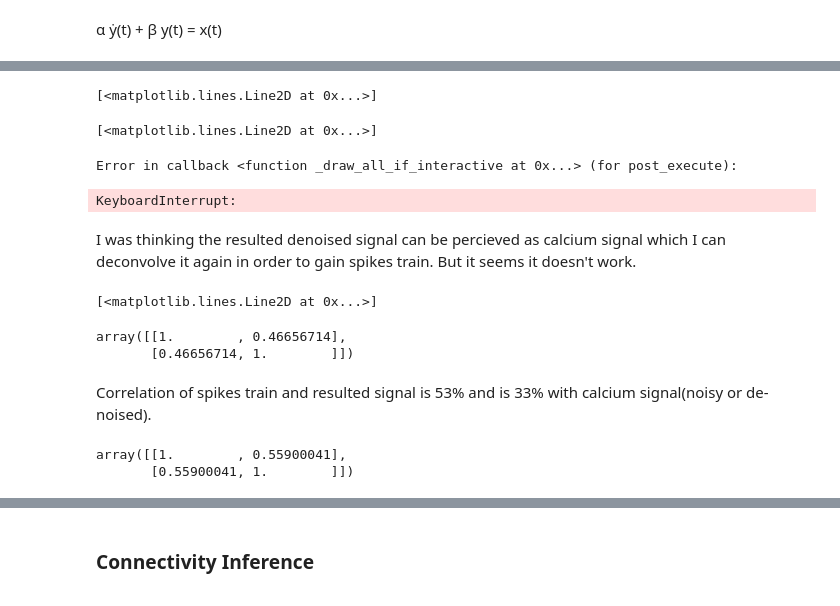
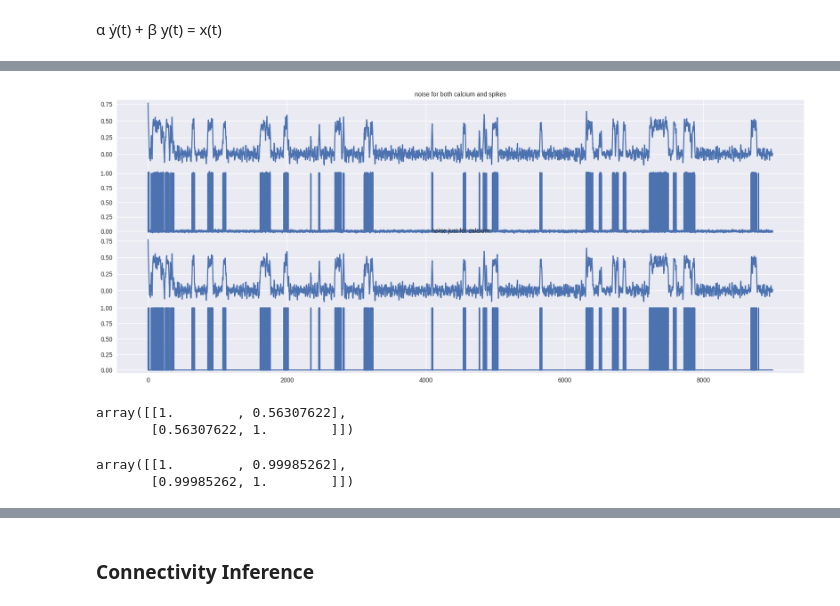
Before and after one commit to mjoudy/Calcium---AR, a Jupyter notebook: pre-processing-for-stefan.ipynb, the cells around one changed output, grey strips where cells are left out. Saved outputs shown, nothing was run; the diff lists cells and outputs as text; code cells hidden in the pictures.

```diff
--- a/pre-processing-for-stefan.ipynb
+++ b/pre-processing-for-stefan.ipynb
@@ -89,22 +75,12 @@ plt.plot(cn_nsp)
 # %% [markdown]
 Denoising by savitzky filter for signal and its first derivation and putting them into the exact solution of first order eq. works well. the only difference is the sign.
 # %%
-smooth_cal = sig.savgol_filter(cn, window_length=31, deriv=0, delta=1., polyorder=5)
-smooth_deriv = sig.savgol_filter(cn, window_length=31, deriv=1, delta=1., polyorder=5)
+smooth_cal = sig.savgol_filter(calcium_noisy[n, :], window_length=31, deriv=0, delta=1., polyorder=3)
+smooth_deriv = sig.savgol_filter(calcium_noisy[n, :], window_length=31, deriv=1, delta=1., polyorder=3)
 
-#x = np. zeros(sim_dur)
-#x[0] = 0.0
-
-
-
-x = smooth_deriv + (1/tau)*smooth_cal
+x_nc = smooth_deriv + (1/tau)*smooth_cal
 # %%
-smooth_cal = sig.savgol_filter(cn_nsp, window_length=5, deriv=0, delta=1., polyorder=3)
-smooth_deriv = sig.savgol_filter(cn_nsp, window_length=5, deriv=1, delta=1., polyorder=3)
+smooth_cal = sig.savgol_filter(calcium_nsp_noisy[n, :], window_length=31, deriv=0, delta=1., polyorder=3)
+smooth_deriv = sig.savgol_filter(calcium_nsp_noisy[n, :], window_length=31, deriv=1, delta=1., polyorder=3)
 
-#x = np. zeros(sim_dur)
-#x[0] = 0.0
-
-
-
-x = smooth_deriv + (1/tau)*smooth_cal
+x_ncsp = smooth_deriv + (1/tau)*smooth_cal
@@ -132,20 +88,0 @@ plt.plot(cn)
-# %%
-plt.subplot(3,1,1)
-plt.plot(x)
-plt.subplot(3,1,2)
-plt.plot(noisy_sp[n, :])
-plt.subplot(3,1,3)
-plt.plot(spikes[n, :])
-# %% [output]
-[<matplotlib.lines.Line2D at 0x...>]
-# %%
-plt.subplot(2,1,1)
-plt.plot(x)
-plt.subplot(2,1,2)
-plt.plot(spikes[500, :])
-# %% [output]
-[<matplotlib.lines.Line2D at 0x...>]
-Error in callback <function _draw_all_if_interactive at 0x...> (for post_execute):
-KeyboardInterrupt:
-# %% [markdown]
-I was thinking the resulted denoised signal can be percieved as calcium signal which I can deconvolve it again in order to gain spikes train. But it seems it doesn't work.
@@ -159,18 +89,24 @@ for i in range(0, sim_dur-1):
-# %%
-plt.plot(x)
-#plt.plot(cn)
-plt.plot(y)
-# %% [output]
-[<matplotlib.lines.Line2D at 0x...>]
+# %%
+f = plt.figure(figsize=(20,8))
+(ax1, ax2, ax3, ax4) = f.subplots(4, sharex=True)
+
+ax1.plot(x_ncsp)
+ax1.set_title("noise for both calcium and spikes", fontsize = 10)
+ax2.plot(spikes_noisy[n, :])
+ax3.plot(x_nc)
+ax3.set_title("noise just for calcium", fontsize = 10)
+ax4.plot(spikes[n, :])
+
+plt.subplots_adjust(hspace=0)
+# %% [output]
+[figure, added]
 # %%
-np.corrcoef(spikes[500, :], y)
+np.corrcoef(spikes[n, :], x_ncsp)
 # %% [output]
-array([[1.        , 0.46656714],
-       [0.46656714, 1.        ]])
+array([[1.        , 0.56307622],
+       [0.56307622, 1.        ]])
-# %% [markdown]
-Correlation of spikes train and resulted signal is 53% and is 33% with calcium signal(noisy or de-noised).
-# %%
-np.corrcoef(spikes[500, :], x)
-# %% [output]
-array([[1.        , 0.55900041],
-       [0.55900041, 1.        ]])
+# %%
+np.corrcoef(x_nc, x_ncsp)
+# %% [output]
+array([[1.        , 0.99985262],
+       [0.99985262, 1.        ]])
```
Also changed, not shown: parts of 19 cells of this notebook.
